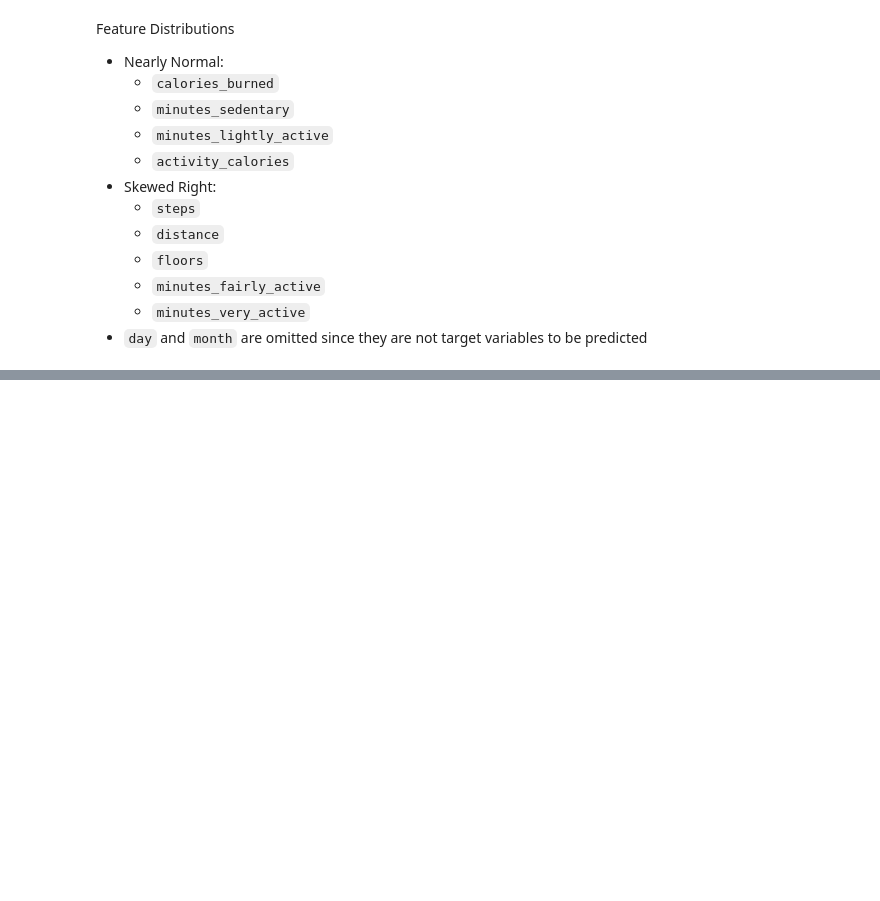
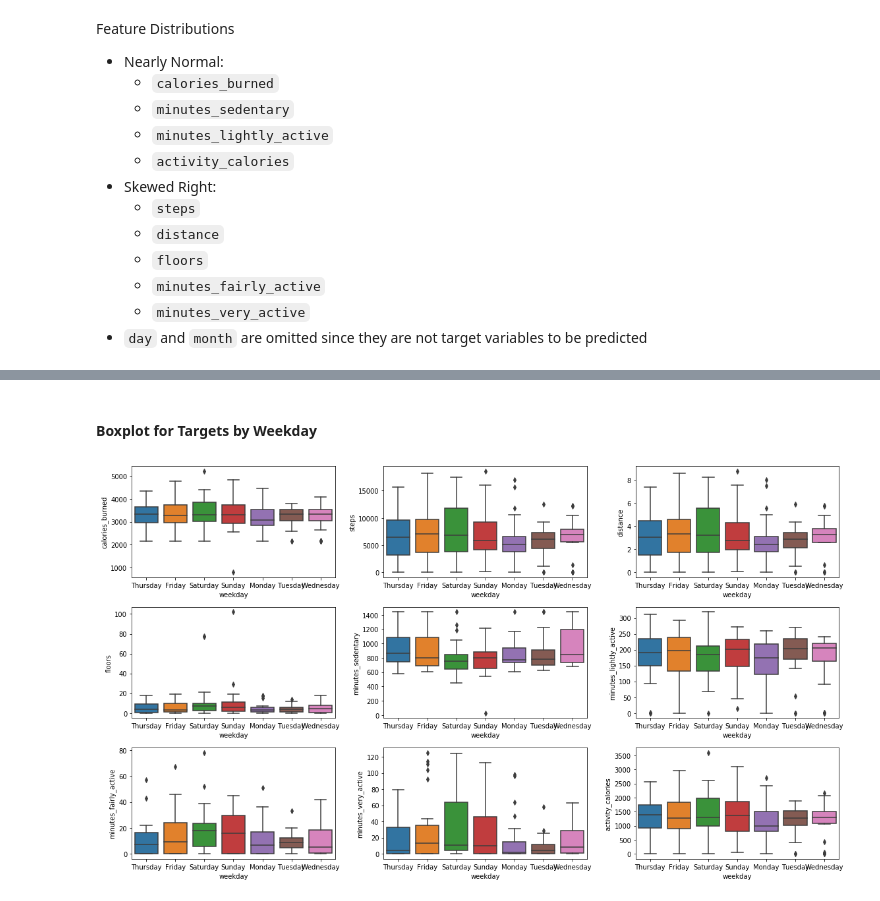
Before and after one commit to Brandon-Martinez27/fitbit_time_series_forecasting, a Jupyter notebook: wrangle.ipynb, the cells around one changed output, grey strips where cells are left out. Drawn from its saved outputs; the diff is of its cells as text; code cells hidden in the pictures; blank space fills up the shorter version.

```diff
--- a/wrangle.ipynb
+++ b/wrangle.ipynb
@@ -186,0 +213,15 @@ ax.set(title='Average Temperature by Month', xlabel='Month', ylabel='Temp (F)')
+# %% [markdown]
+#### Boxplot for Targets by Weekday
+# %%
+count=0
+for i in train.drop(columns=['weekday','month']):
+    plt.rc('figure', figsize=(16,9))
+    count+=1
+    plt.subplot(3, 3, count)
+    I = i.upper().replace('_', ' ')
+    train[i].reset_index()\
+    .assign(weekday=lambda train: train.date.dt.day_name())\
+    .pipe((sns.boxplot, 'data'), y=i, x='weekday')
+plt.tight_layout()
+# %% [output]
+[figure, added]
```
Also changed, not shown: parts of 5 cells of this notebook.
